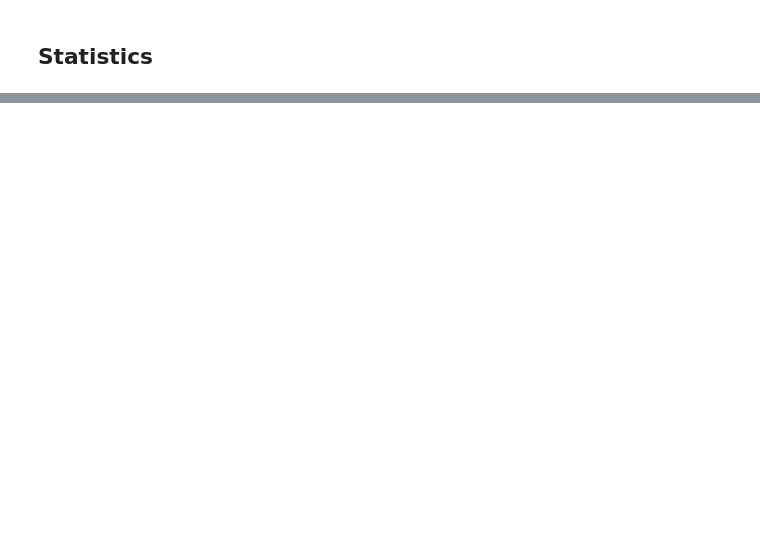
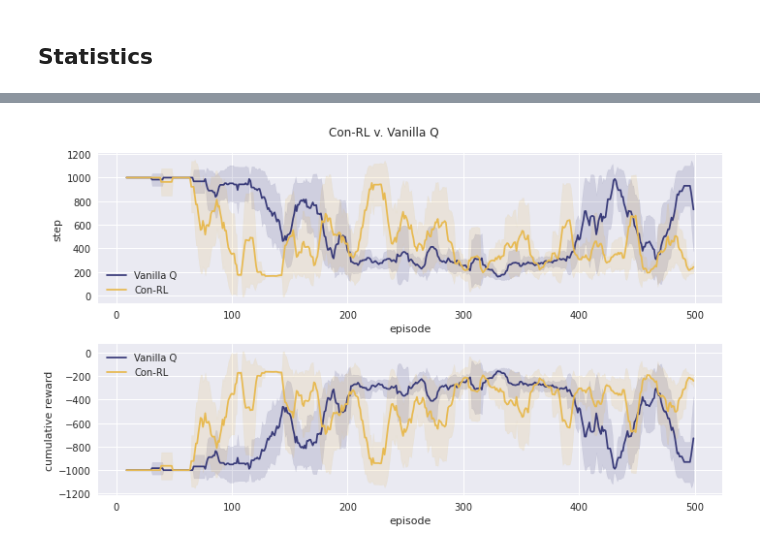
Before and after one commit to nhabbash/con-rl, a Jupyter notebook: notebooks/conrl/conrl_mountaincar.ipynb, the cells around one changed output, grey strips where cells are left out. Cells and saved outputs as stored; diff of their text form; code cells hidden in the pictures; blank space fills up the shorter version.

```diff
--- a/notebooks/conrl/conrl_mountaincar.ipynb
+++ b/notebooks/conrl/conrl_mountaincar.ipynb
@@ -253 +149,10 @@ plot_stats_comparison({"Vanilla Q": stats_q, "Con-RL": stats_cr})
+# %%
+to_plot = ["step", "cumulative_reward"]
+plot_stats_comparison({
+    "Vanilla Q": {key: value for key, value in stats_q.items() if key in to_plot},
+    "Con-RL": {key: value for key, value in stats_cr.items() if key in to_plot}
+},
+title="Con-RL v. Vanilla Q")
+# %% [output]
+[figure, added]
 # %%
```
Also changed, not shown: parts of 27 cells of this notebook, 12 other files.
